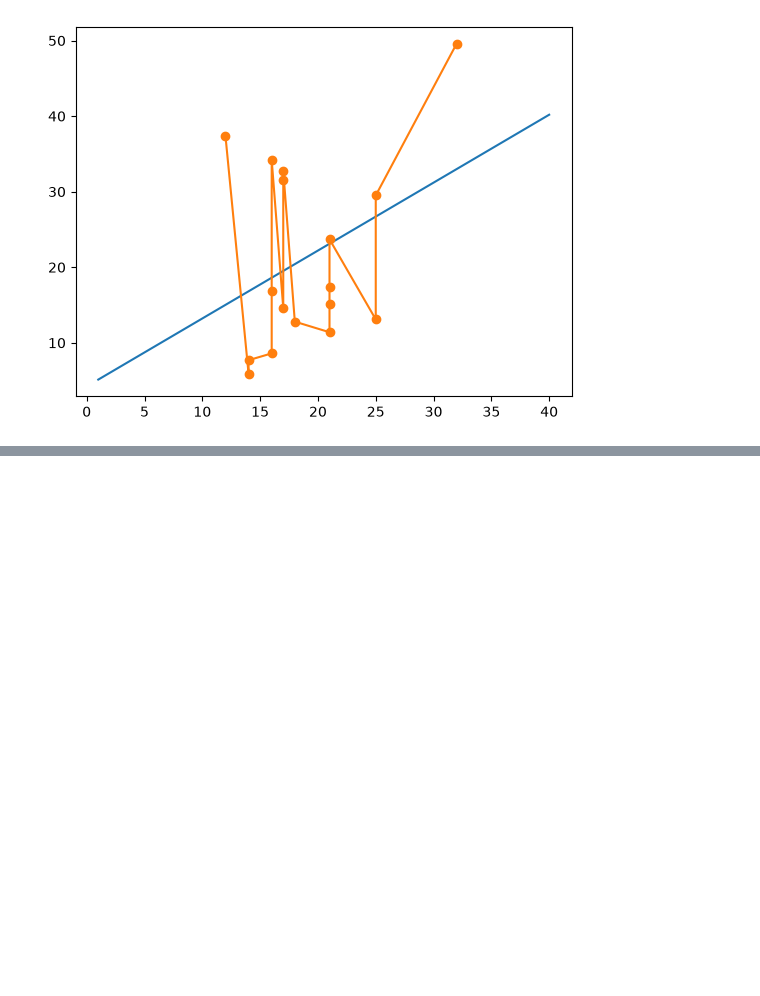
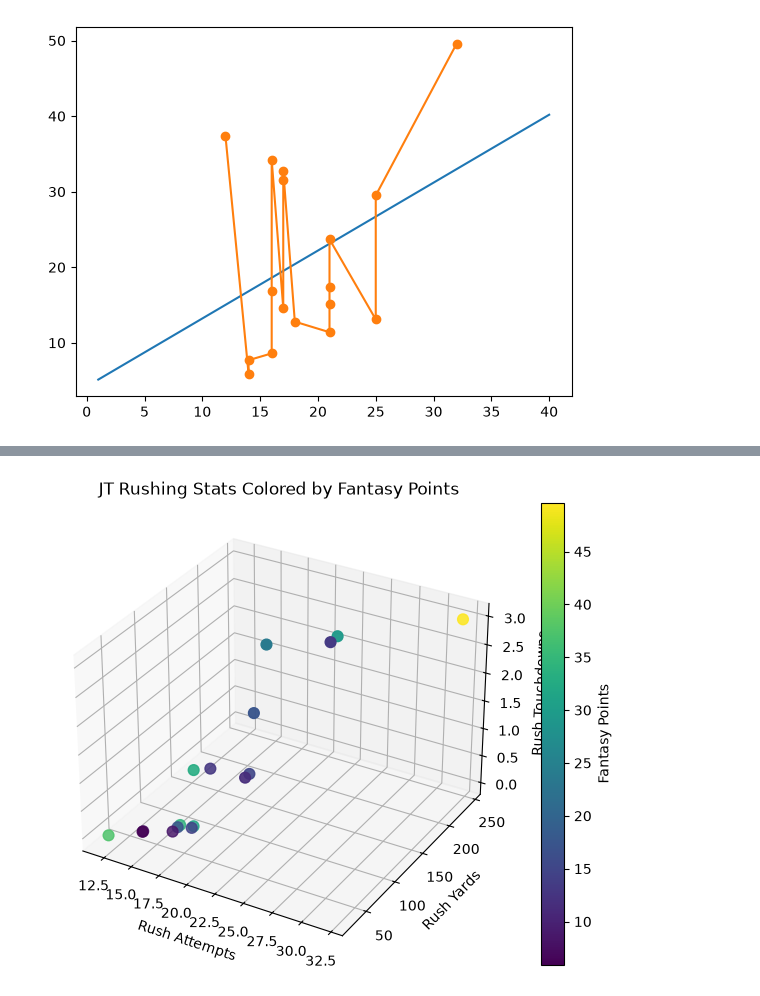
Before and after one commit to shashjoshi/ffplayerpoints, a Jupyter notebook: libtest.ipynb, the cells around one changed output, grey strips where cells are left out. Drawn from its saved outputs; the diff is of its cells as text; code cells hidden in the pictures; blank space fills up the shorter version.

```diff
--- a/libtest.ipynb
+++ b/libtest.ipynb
@@ -104,0 +230,16 @@ plt.show()
+# %%
+#3D Scatter
+fig = plt.figure(figsize=(8,6))
+ax = fig.add_subplot(111, projection = "3d")
+
+#X:RA; Y:RY; Z:RT; Color:FP
+scatter = ax.scatter(features[:, 0], features[:, 1], features[:, 2], c=fparray, cmap="viridis", s=60)
+
+ax.set_xlabel("Rush Attempts")
+ax.set_ylabel("Rush Yards")
+ax.set_zlabel("Rush Touchdowns")
+plt.colorbar(scatter, label = "Fantasy Points")
+plt.title("JT Rushing Stats Colored by Fantasy Points")
+plt.show()
+# %% [output]
+[figure, added]
```
Also changed, not shown: parts of 10 cells of this notebook.
